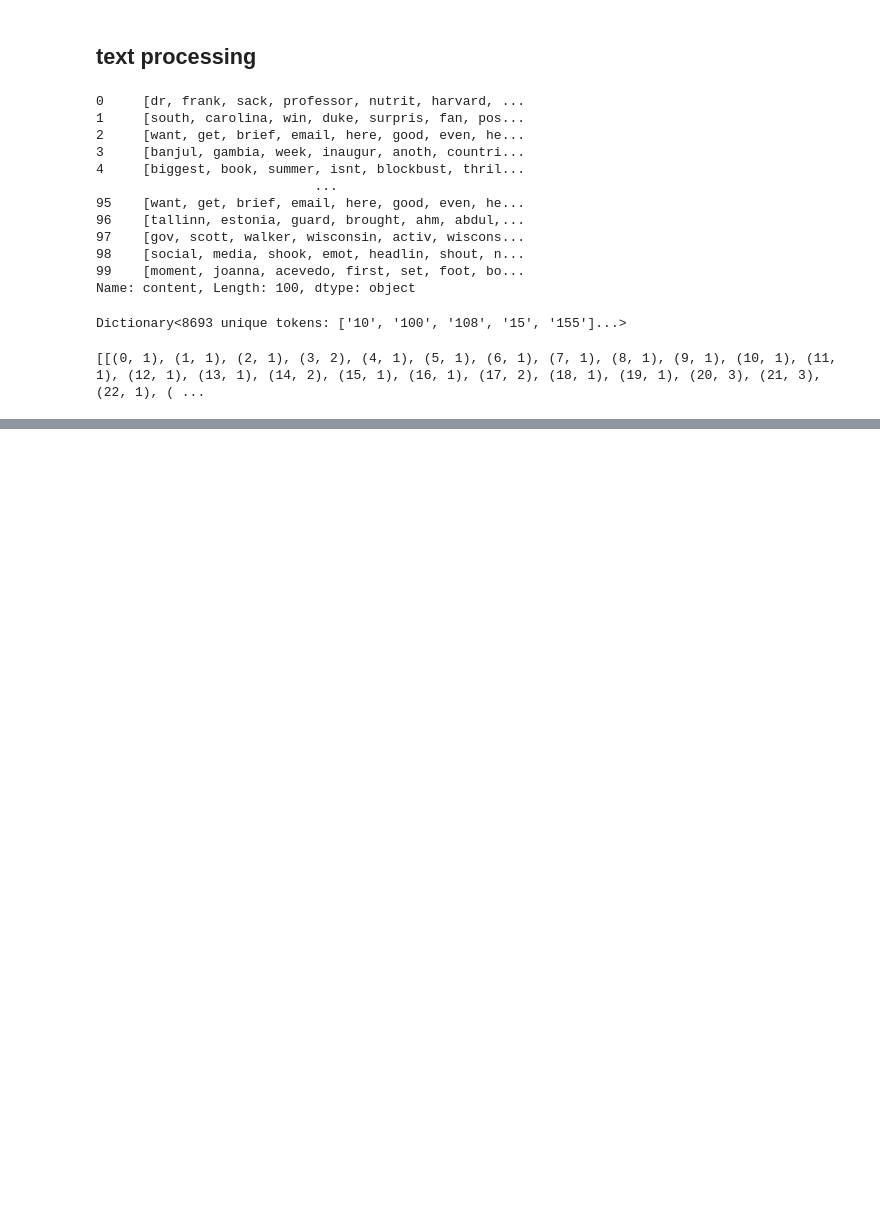
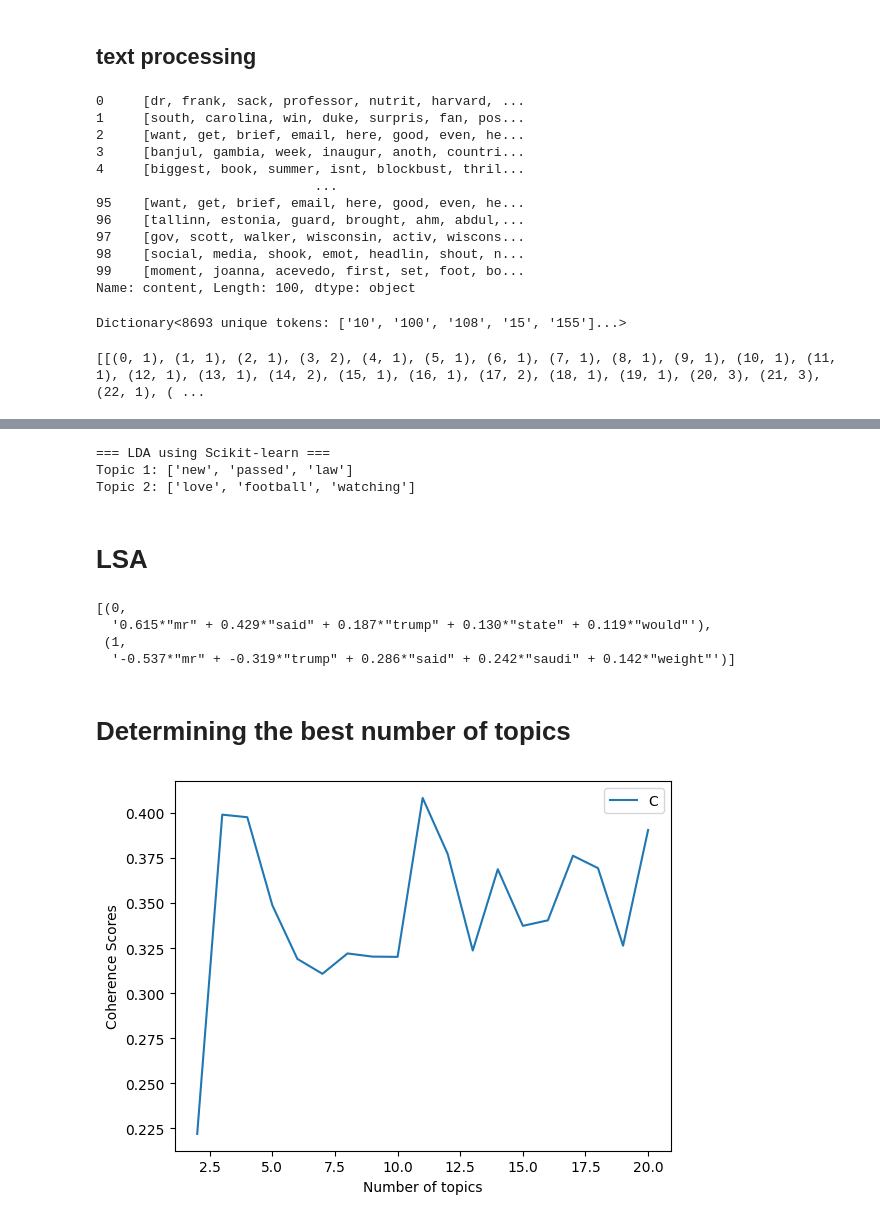
Before and after one commit to AbhishekBiswas-github/AI_Engineer_Course_Files, a Jupyter notebook: NLP Section/NLP - Topic Modelling.ipynb, the cells around one changed output, grey strips where cells are left out. Cells and saved outputs as stored; diff of their text form; code cells hidden in the pictures; blank space fills up the shorter version.

```diff
--- a/NLP Section/NLP - Topic Modelling.ipynb
+++ b/NLP Section/NLP - Topic Modelling.ipynb
@@ -9,5 +12,5 @@ from gensim.corpora import Dictionary
 # %%
-data = pd.read_csv("news_articles.csv")
+data = pd.read_csv("Datasets/news_articles.csv")
 data.head()
 # %% [output]
 |  | id | title | content |
@@ -75,0 +82,57 @@ print(lda_model.print_topics(num_topics=num_topics, num_words=10))
+# %%
+from sklearn.decomposition import LatentDirichletAllocation
+from sklearn.feature_extraction.text import CountVectorizer
+
+docs = [
+    "I love watching football",
+    "The government passed a new law",
+    "AI is changing technology"
+]
+
+vectorizer = CountVectorizer(stop_words='english')
+X = vectorizer.fit_transform(docs)
+
+lda = LatentDirichletAllocation(n_components=2, random_state=42)
+lda.fit(X)
+
+feature_names = vectorizer.get_feature_names_out()
+print("=== LDA using Scikit-learn ===")
+for idx, topic in enumerate(lda.components_):
+    top_words = [feature_names[i] for i in topic.argsort()[-3:]]
+    print(f"Topic {idx+1}: {top_words}")
+# %% [output]
+=== LDA using Scikit-learn ===
+Topic 1: ['new', 'passed', 'law']
+Topic 2: ['love', 'football', 'watching']
+# %% [markdown]
+# LSA
+# %%
+lsi_model = LsiModel(corpus=doc_term, id2word=dictionary, num_topics=num_topics)
+lsi_model.print_topics(num_topics=num_topics, num_words=5)
+# %% [output]
+[(0,
+  '0.615*"mr" + 0.429*"said" + 0.187*"trump" + 0.130*"state" + 0.119*"would"'),
+ (1,
+  '-0.537*"mr" + -0.319*"trump" + 0.286*"said" + 0.242*"saudi" + 0.142*"weight"')]
+# %% [markdown]
+# Determining the best number of topics
+# %%
+coherence_scores = []
+model_list = []
+
+min_topics = 2
+max_topics = 20
+
+for num_topic_i in range(min_topics, max_topics+1):
+    model = LsiModel(corpus=doc_term, id2word=dictionary, random_seed=42, num_topics=num_topic_i)
+    model_list.append(model)
+    coherence_score = CoherenceModel(model=model, texts=articles, dictionary=dictionary, coherence='c_v')
+    coherence_scores.append(coherence_score.get_coherence())
+# %%
+plt.plot(range(min_topics, max_topics+1), coherence_scores)
+plt.xlabel('Number of topics')
+plt.ylabel('Coherence Scores')
+plt.legend('Coherence Scores')
+plt.show()
+# %% [output]
+[figure, added]
```
Also changed, not shown: parts of 2 cells of this notebook.
